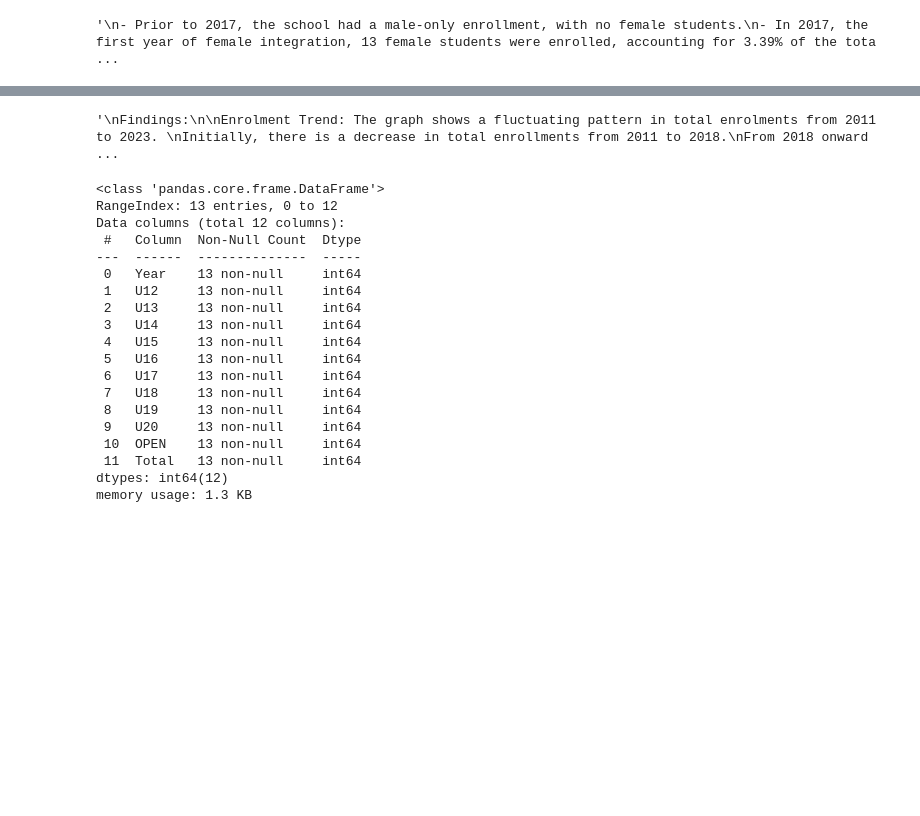
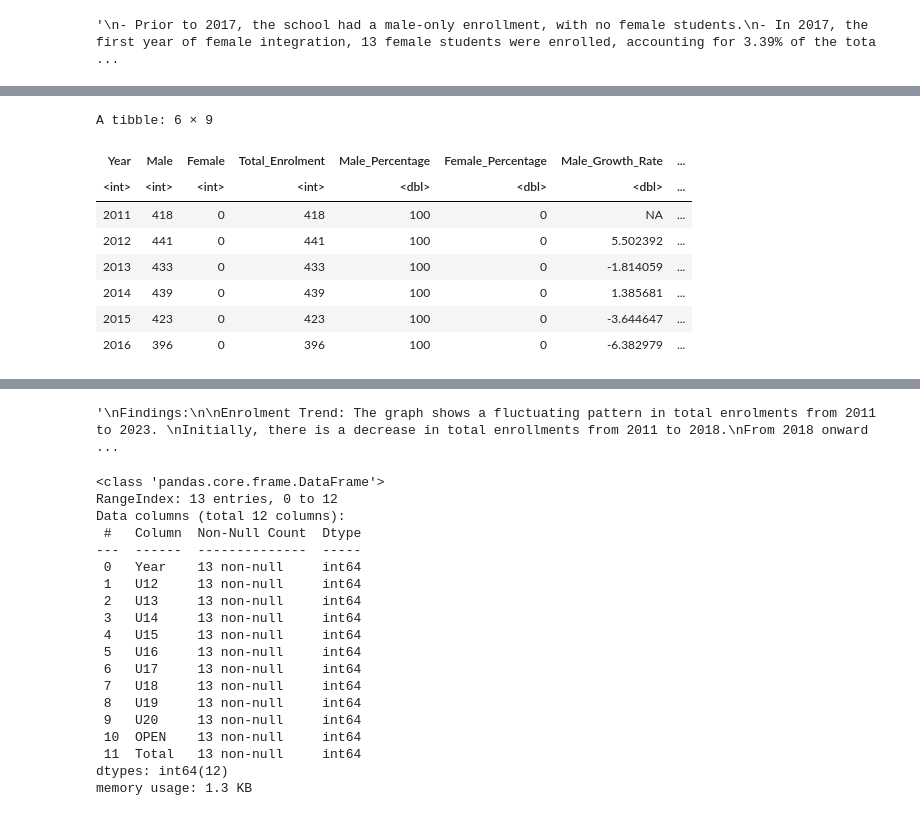
Before and after one commit to OlidiaTL/Analyzing-the-Impact-of-Gender-Integration-A-Case-Study-of-Falcon-College, a Jupyter notebook: FalconDataScienceProject.ipynb, the cells around one changed output, grey strips where cells are left out. Cells and saved outputs as stored; diff of their text form; code cells hidden in the pictures; blank space fills up the shorter version.

```diff
--- a/FalconDataScienceProject.ipynb
+++ b/FalconDataScienceProject.ipynb
@@ -214,0 +221,20 @@ These findings highlight the changing enrolment patterns and the increasing repr
+# %%
+# Load the required packages
+library(arrow)
+library(ggplot2)
+
+# Read the Parquet file
+data <- arrow::read_parquet("C:/Users/Olidia/Desktop/Projects/Falcon/enrolment_dataset.parquet")
+
+# View the data
+head(data)
+# %% [output]
+A tibble: 6 × 9
+| Year | Male | Female | Total_Enrolment | Male_Percentage | Female_Percentage | Male_Growth_Rate | ... |
+| <int> | <int> | <int> | <int> | <dbl> | <dbl> | <dbl> | ... |
+| 2011 | 418 | 0 | 418 | 100 | 0 | NA | ... |
+| 2012 | 441 | 0 | 441 | 100 | 0 | 5.502392 | ... |
+| 2013 | 433 | 0 | 433 | 100 | 0 | -1.814059 | ... |
+| 2014 | 439 | 0 | 439 | 100 | 0 | 1.385681 | ... |
+| 2015 | 423 | 0 | 423 | 100 | 0 | -3.644647 | ... |
+| 2016 | 396 | 0 | 396 | 100 | 0 | -6.382979 | ... |
```
Also changed, not shown: parts of 22 cells of this notebook.
